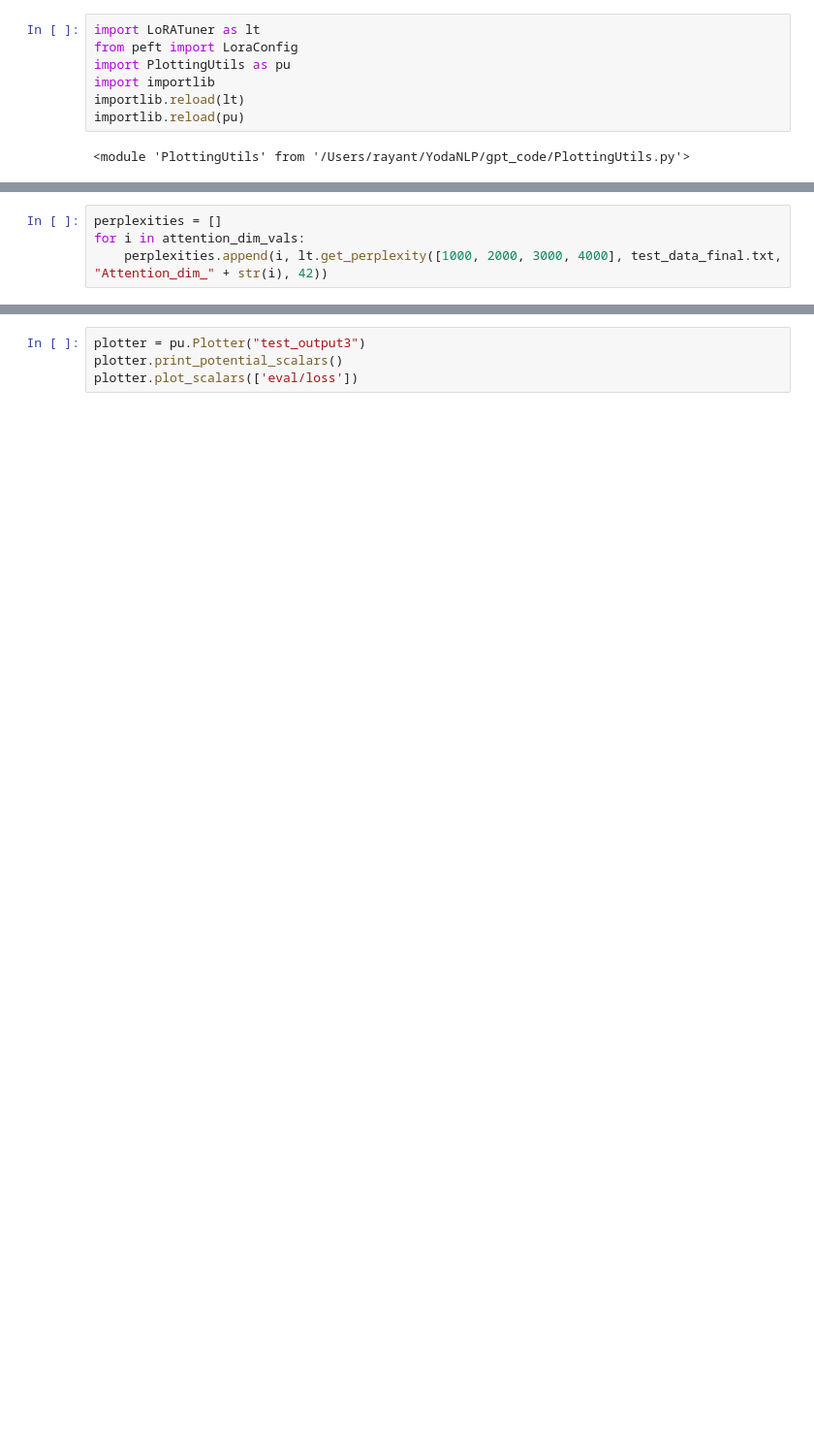
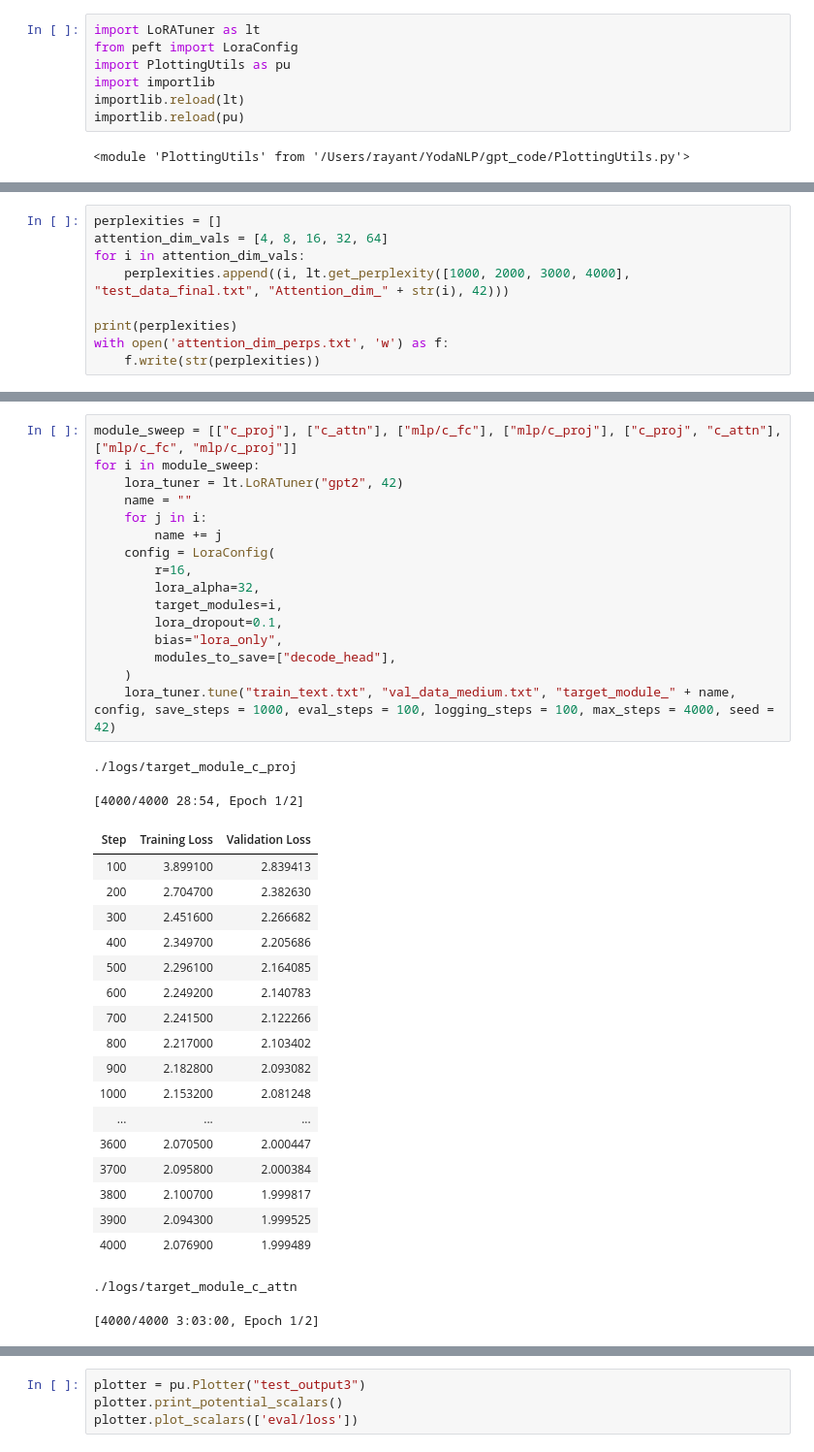
Before and after one commit to webs8328/YodaNLP, a Jupyter notebook: gpt_code/LoRA.ipynb, the cells around one changed output, grey strips where cells are left out. Shown at 97% size. Drawn from its saved outputs; the diff is of its cells as text; blank space fills up the shorter version.

```diff
--- a/gpt_code/LoRA.ipynb
+++ b/gpt_code/LoRA.ipynb
@@ -128,4 +55,9 @@ for i in attention_dim_vals:
 # %%
 perplexities = []
+attention_dim_vals = [4, 8, 16, 32, 64]
 for i in attention_dim_vals:
-    perplexities.append(i, lt.get_perplexity([1000, 2000, 3000, 4000], test_data_final.txt, "Attention_dim_" + str(i), 42))
+    perplexities.append((i, lt.get_perplexity([1000, 2000, 3000, 4000], "test_data_final.txt", "Attention_dim_" + str(i), 42)))
+
+print(perplexities)
+with open('attention_dim_perps.txt', 'w') as f:
+    f.write(str(perplexities))
@@ -131,0 +162,38 @@ for i in attention_dim_vals:
+# %%
+module_sweep = [["c_proj"], ["c_attn"], ["mlp/c_fc"], ["mlp/c_proj"], ["c_proj", "c_attn"], ["mlp/c_fc", "mlp/c_proj"]]
+for i in module_sweep:
+    lora_tuner = lt.LoRATuner("gpt2", 42)
+    name = ""
+    for j in i:
+        name += j
+    config = LoraConfig(
+        r=16,
+        lora_alpha=32,
+        target_modules=i,
+        lora_dropout=0.1,
+        bias="lora_only",
+        modules_to_save=["decode_head"],
+    )
+    lora_tuner.tune("train_text.txt", "val_data_medium.txt", "target_module_" + name, config, save_steps = 1000, eval_steps = 100, logging_steps = 100, max_steps = 4000, seed = 42)
+# %% [output]
+./logs/target_module_c_proj
+[4000/4000 28:54, Epoch 1/2]
+| Step | Training Loss | Validation Loss |
+| 100 | 3.899100 | 2.839413 |
+| 200 | 2.704700 | 2.382630 |
+| 300 | 2.451600 | 2.266682 |
+| 400 | 2.349700 | 2.205686 |
+| 500 | 2.296100 | 2.164085 |
+| 600 | 2.249200 | 2.140783 |
+| 700 | 2.241500 | 2.122266 |
+| 800 | 2.217000 | 2.103402 |
+| 900 | 2.182800 | 2.093082 |
+| 1000 | 2.153200 | 2.081248 |
+| ... | ... | ... |
+| 3600 | 2.070500 | 2.000447 |
+| 3700 | 2.095800 | 2.000384 |
+| 3800 | 2.100700 | 1.999817 |
+| 3900 | 2.094300 | 1.999525 |
+| 4000 | 2.076900 | 1.999489 |
+./logs/target_module_c_attn
+[4000/4000 3:03:00, Epoch 1/2]
```
Also changed, not shown: parts of 18 cells of this notebook, 2 other files.
